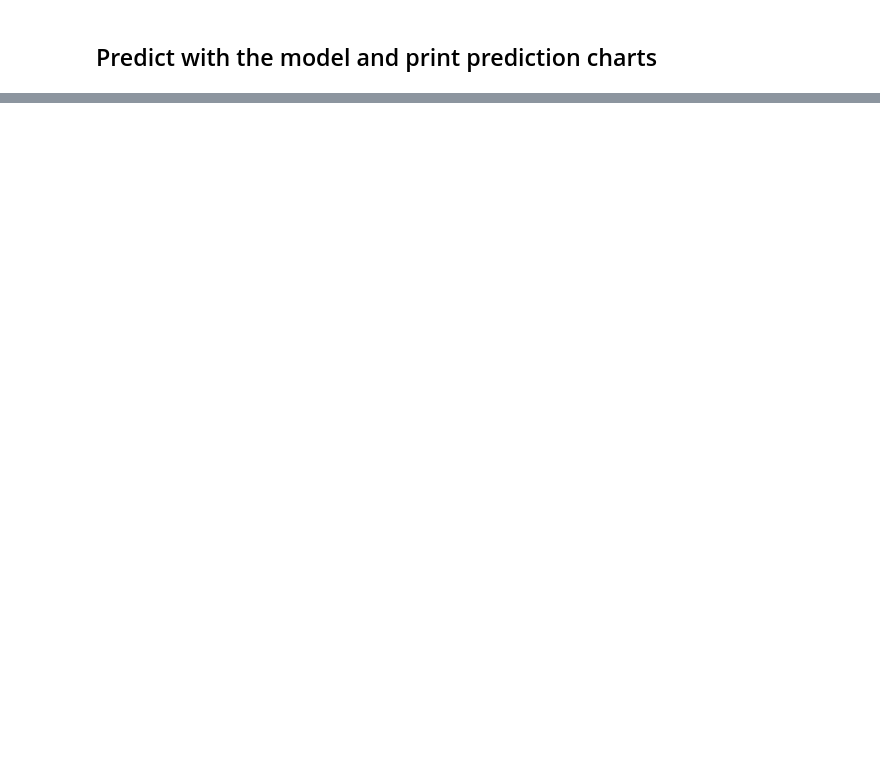
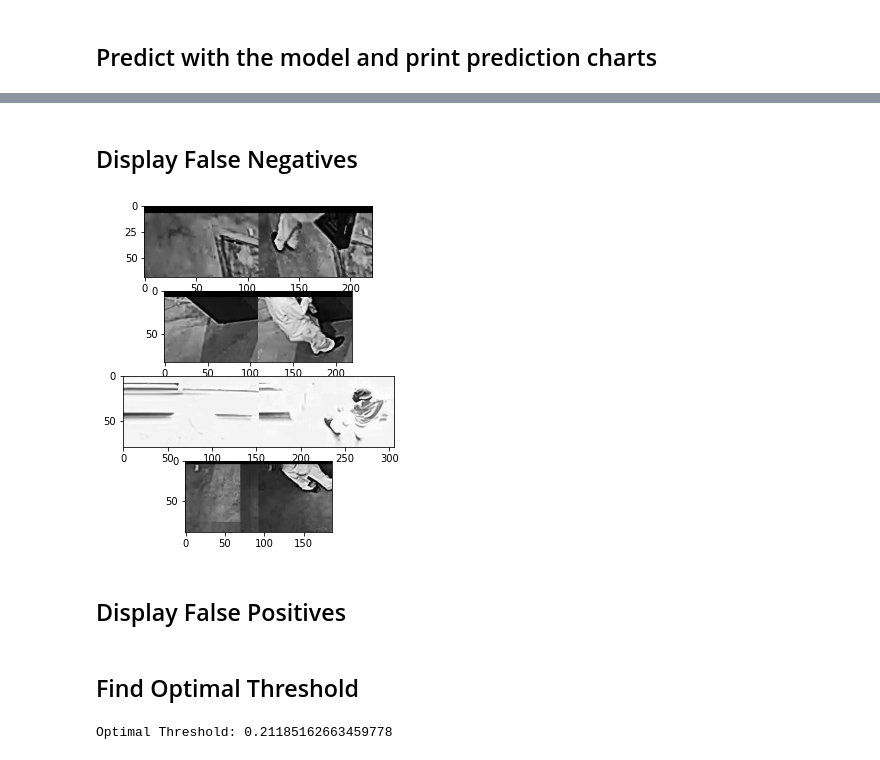
Before and after one commit to dnrevital/DL_utils, a Jupyter notebook: model_evaluation.ipynb, the cells around one changed output, grey strips where cells are left out. Drawn from its saved outputs; the diff is of its cells as text; code cells hidden in the pictures; blank space fills up the shorter version.

Commit message:
added finding optimal threshold, using it and displaying optimized results

```diff
--- a/model_evaluation.ipynb
+++ b/model_evaluation.ipynb
@@ -181,0 +176,15 @@ len(source_obs_images)
+# %% [markdown]
+## Display False Negatives
+# %%
+false_negatives = [im for i, im in enumerate(obstacle_pairs) if predictions[i] <= 0.5]
+
+if false_negatives:
+    num_images = len(false_negatives)
+    _, axarr = plt.subplots(num_images, 1, figsize=(1.5*num_images, 1.5*num_images))
+
+    for i, im in enumerate(false_negatives):
+        axarr[i].imshow(im, cmap='gray', vmin=0, vmax=255)
+# %% [output]
+[figure, added]
+# %% [markdown]
+## Display False Positives
@@ -181,0 +200,11 @@ len(source_obs_images)
+# %% [markdown]
+## Find Optimal Threshold
+# %%
+true_values = [1]*NUM_RAND_IMAGES + [0]*NUM_RAND_IMAGES
+fpr, tpr, thresholds = roc_curve(true_values, predictions)
+gmeans = sqrt(tpr * (1-fpr))
+ix = argmax(gmeans)
+optimal_threshold = thresholds[ix]
+print(f'Optimal Threshold: {optimal_threshold}')
+# %% [output]
+Optimal Threshold: 0.21185162663459778
```
Also changed, not shown: parts of 11 cells of this notebook.
